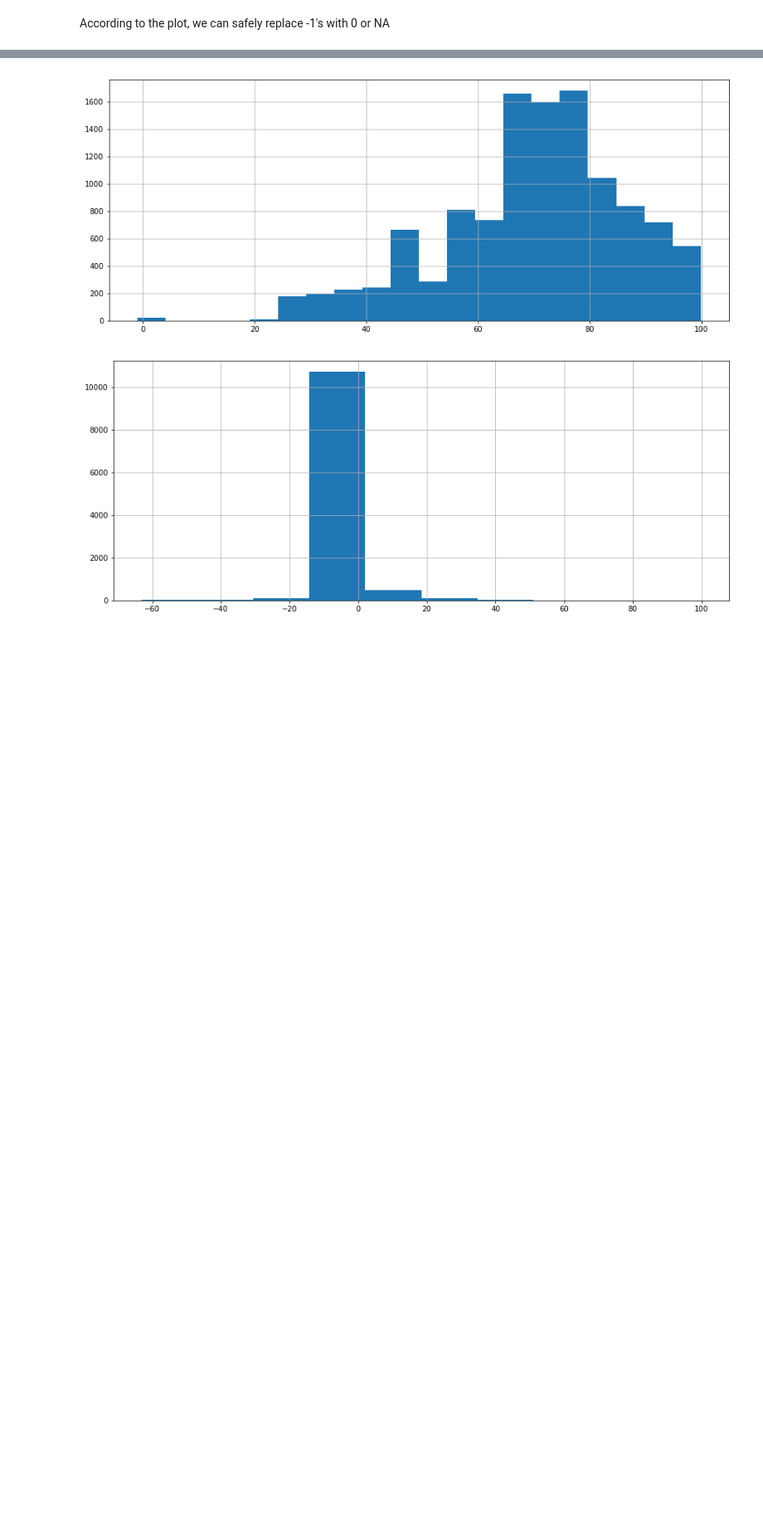
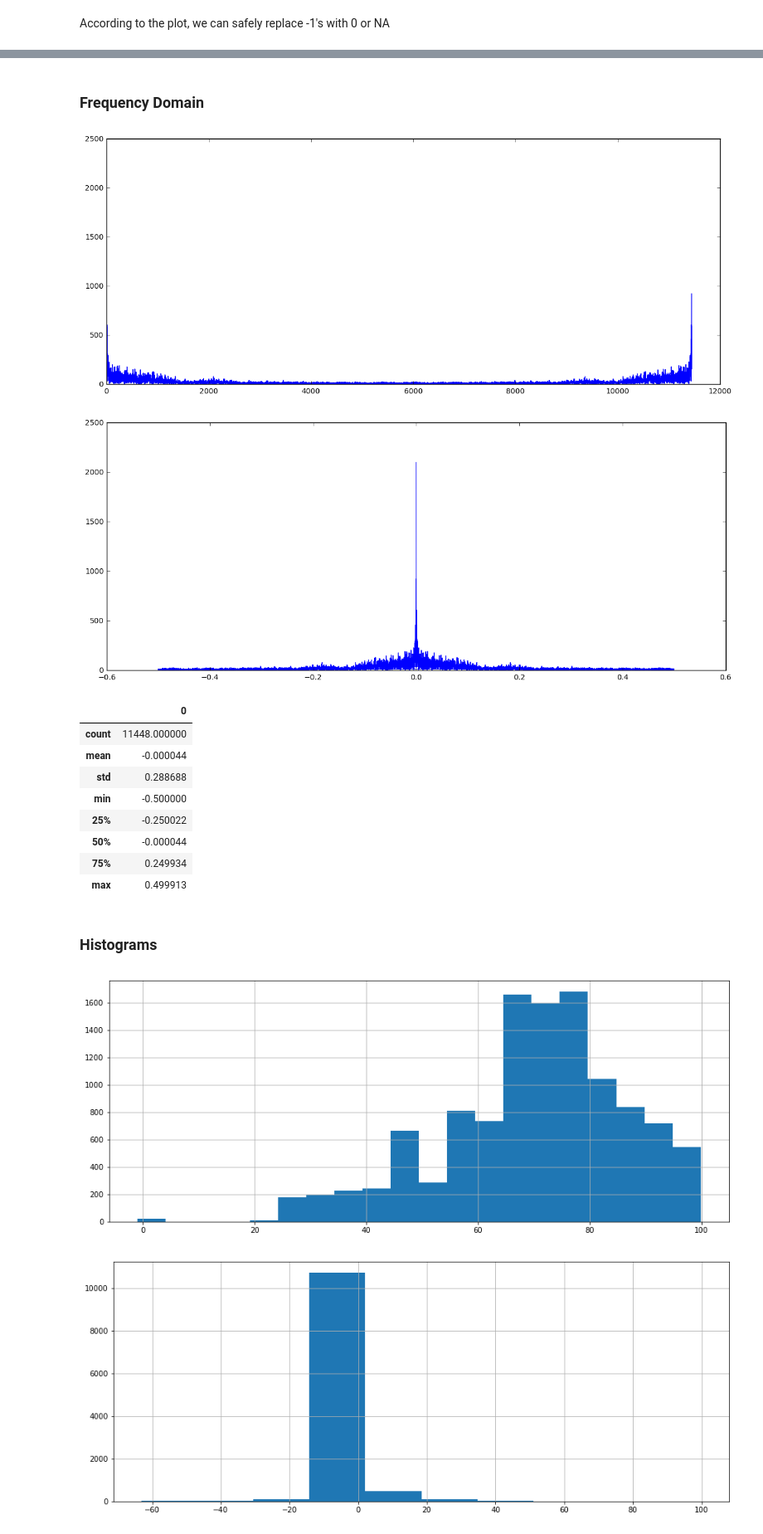
Before and after one commit to pournasserian/Occupancy-Sensing, a Jupyter notebook: 2-Cleansing.ipynb, the cells around one changed output, grey strips where cells are left out. Shown at 83% size. Drawn from its saved outputs; the diff is of its cells as text; code cells hidden in the pictures; blank space fills up the shorter version.

```diff
--- a/2-Cleansing.ipynb
+++ b/2-Cleansing.ipynb
@@ -62,3 +92,29 @@ df.distance = df.distance.replace(-1, None)
+# %% [markdown]
+### Frequency Domain
+# %%
+plt.figure(figsize=(15,6))
+y1t5 = np.absolute(np.fft.fft(df.motion))
+ff1t5 = np.fft.fftfreq(len(df.motion))
+plt.plot(y1t5);
+plt.show()
+plt.figure(figsize=(15,6))
+plt.plot(ff1t5, y1t5);
+plt.show()
+pd.DataFrame(ff1t5).describe()
+# %% [output]
+[figure, added]
+[figure, added]
+|  | 0 |
+| count | 11448.000000 |
+| mean | -0.000044 |
+| std | 0.288688 |
+| min | -0.500000 |
+| 25% | -0.250022 |
+| 50% | -0.000044 |
+| 75% | 0.249934 |
+| max | 0.499913 |
+# %% [markdown]
+### Histograms
 # %%
 plt.figure(figsize=(15,6))
 df.distance.hist(bins=20)
```
Also changed, not shown: parts of 10 cells of this notebook, 1 other file.
